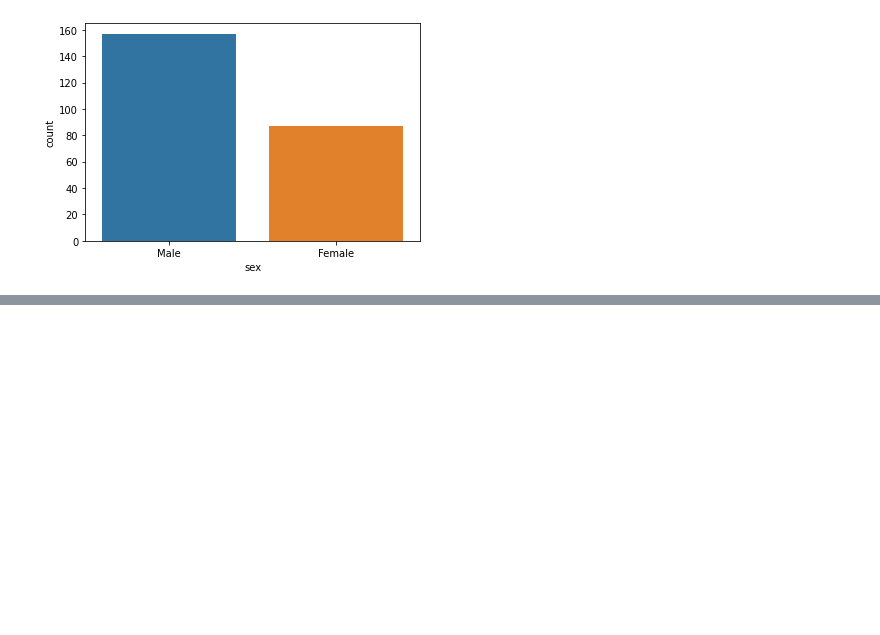
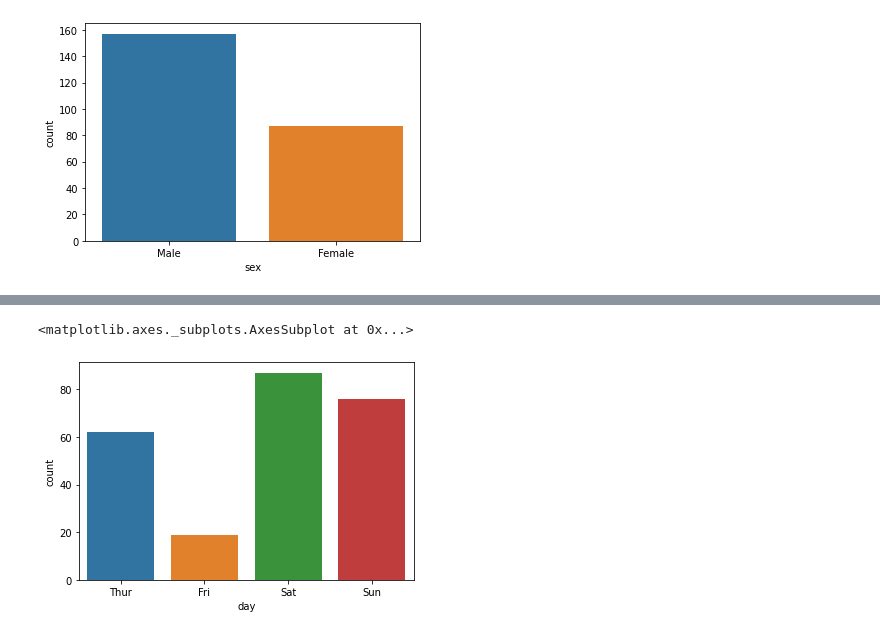
Before and after one commit to przbadu/Python-ML, a Jupyter notebook: 09_Seaborn.ipynb, the cells around one changed output, grey strips where cells are left out. Drawn from its saved outputs; the diff is of its cells as text; code cells hidden in the pictures; blank space fills up the shorter version.

```diff
--- a/09_Seaborn.ipynb
+++ b/09_Seaborn.ipynb
@@ -137,0 +143,5 @@ sns.countplot('sex', data=df)
+# %%
+sns.countplot('day', data=df)
+# %% [output]
+<matplotlib.axes._subplots.AxesSubplot at 0x...>
+[figure, added]
```
Also changed, not shown: parts of 13 cells of this notebook.
